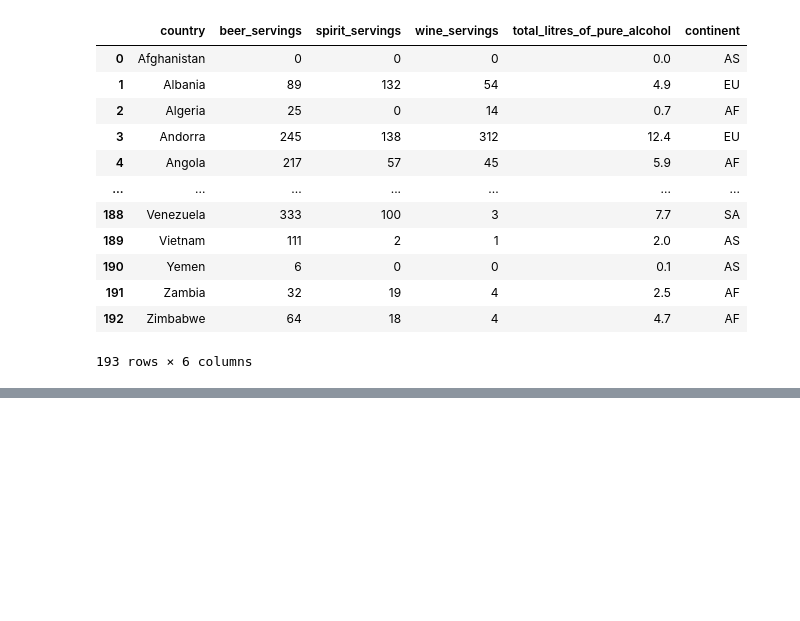
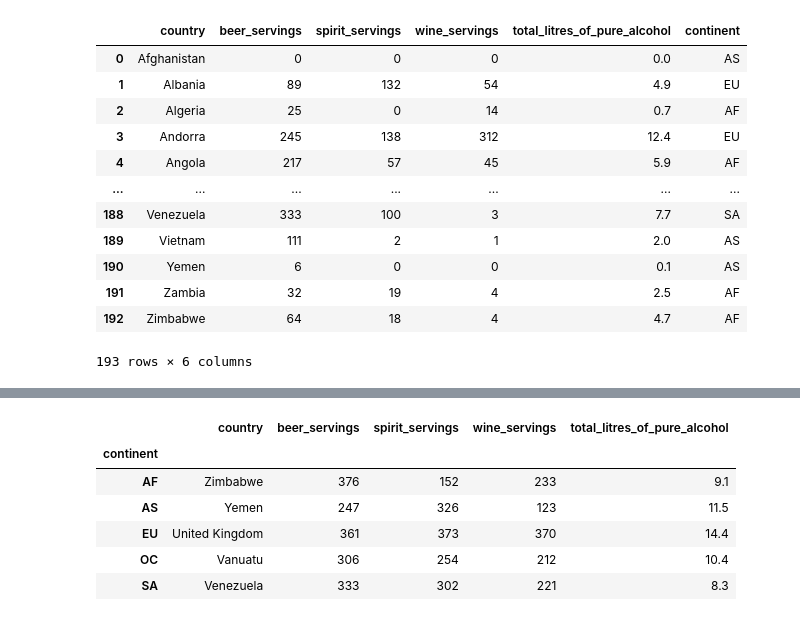
Before and after one commit to ProgressBG-Python-Course/ProgressBG-Python-Labs, a Jupyter notebook: Lab13/first_notebook.ipynb, the cells around one changed output, grey strips where cells are left out. Drawn from its saved outputs; the diff is of its cells as text; code cells hidden in the pictures; blank space fills up the shorter version.

```diff
--- a/Lab13/first_notebook.ipynb
+++ b/Lab13/first_notebook.ipynb
@@ -253,0 +289,10 @@ df['beer_servings':'total_litres_of_pure_alcohol']
+# %%
+df.groupby('continent').max()
+# %% [output]
+|  | country | beer_servings | spirit_servings | wine_servings | total_litres_of_pure_alcohol |
+| continent |  |  |  |  |  |
+| AF | Zimbabwe | 376 | 152 | 233 | 9.1 |
+| AS | Yemen | 247 | 326 | 123 | 11.5 |
+| EU | United Kingdom | 361 | 373 | 370 | 14.4 |
+| OC | Vanuatu | 306 | 254 | 212 | 10.4 |
+| SA | Venezuela | 333 | 302 | 221 | 8.3 |
```
Also changed, not shown: parts of 4 cells of this notebook, 8 other files.
